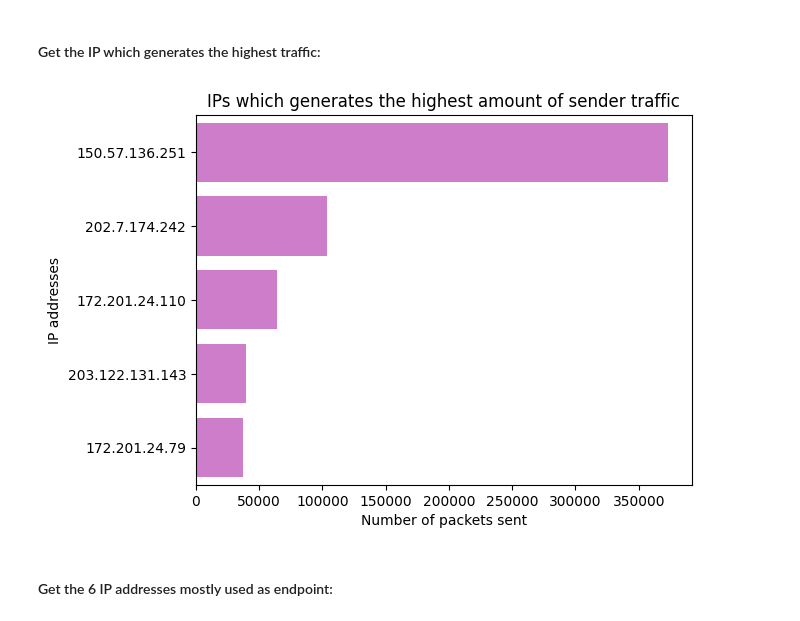
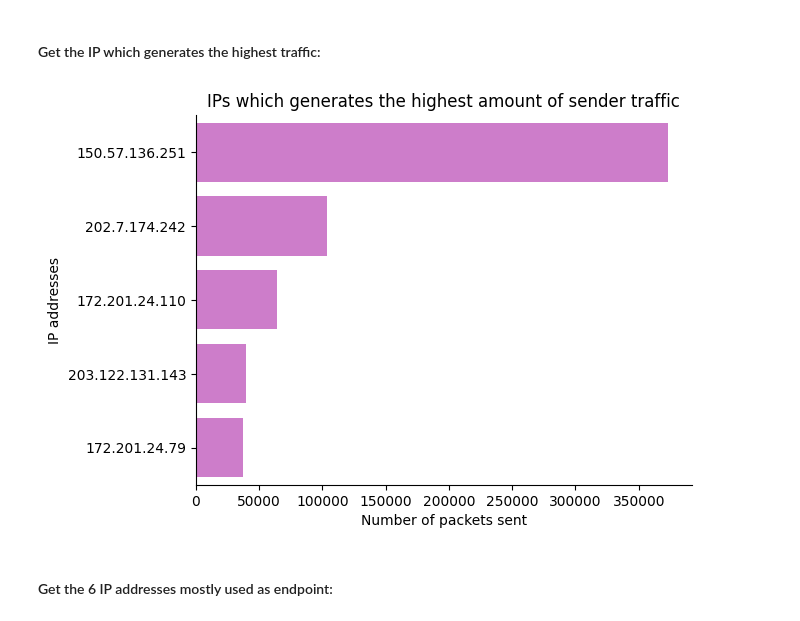
Before and after one commit to JRhin/pcap-analysis, a Jupyter notebook: main_notebook.ipynb, the cells around one changed output. Drawn from its saved outputs; the diff is of its cells as text; code cells hidden in the pictures.

```diff
--- a/main_notebook.ipynb
+++ b/main_notebook.ipynb
@@ -176,23 +177,24 @@ def get_ip_info(ip: str) -> tuple[tuple[str, str], str]:
 # %%
 highest_traffic_ips = (df
                       .lazy()
                       .groupby(by='src')
                       .count()
                       .sort(by='count', descending=True)).collect()
 
 plot = sns.barplot(highest_traffic_ips.to_pandas().head(5),
                    y="src",
                    x="count",
                    orient="h",
                    color="orchid")
 
 plot.set(title="IPs which generates the highest amount of sender traffic",
          xlabel='Number of packets sent',
          ylabel="IP addresses")
 
+sns.despine()
 ip_highest_traffic = highest_traffic_ips.get_column("src").item(0)
 # %% [output]
-[figure, old version]
+[figure, new version]
 # %% [markdown]
 #### Get the 6 IP addresses mostly used as endpoint:
 # %%
```
Also changed, not shown: parts of 16 cells of this notebook.
